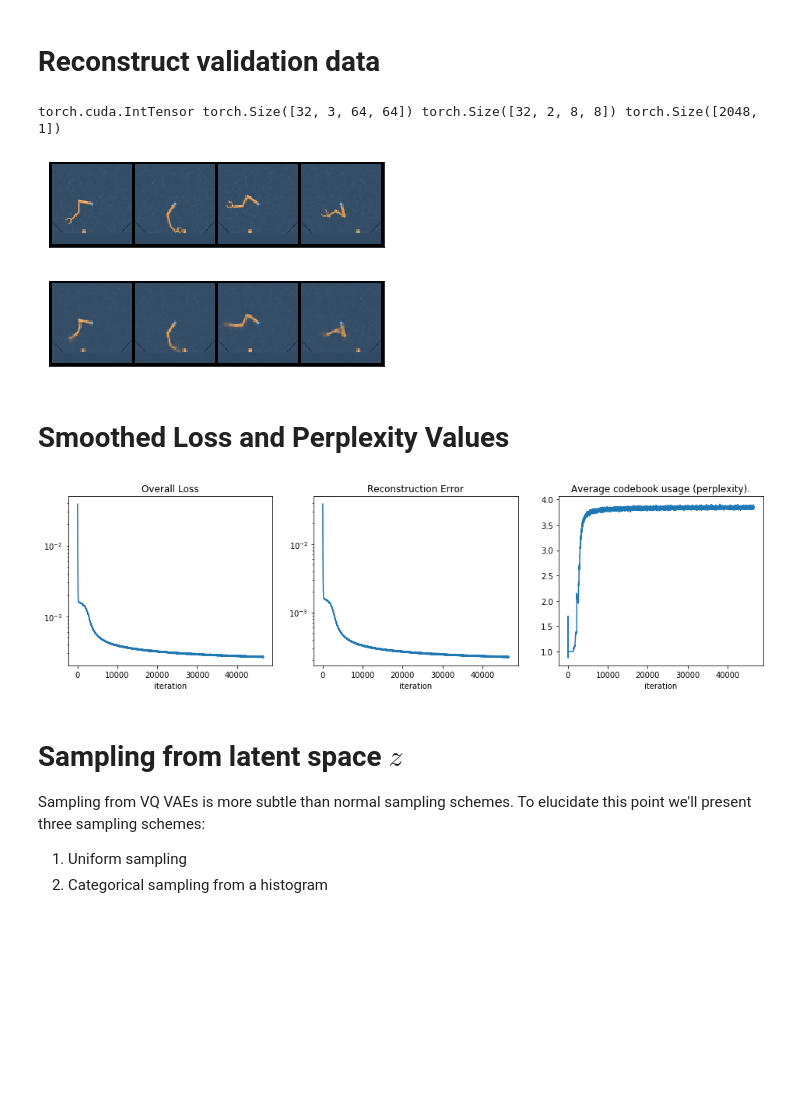
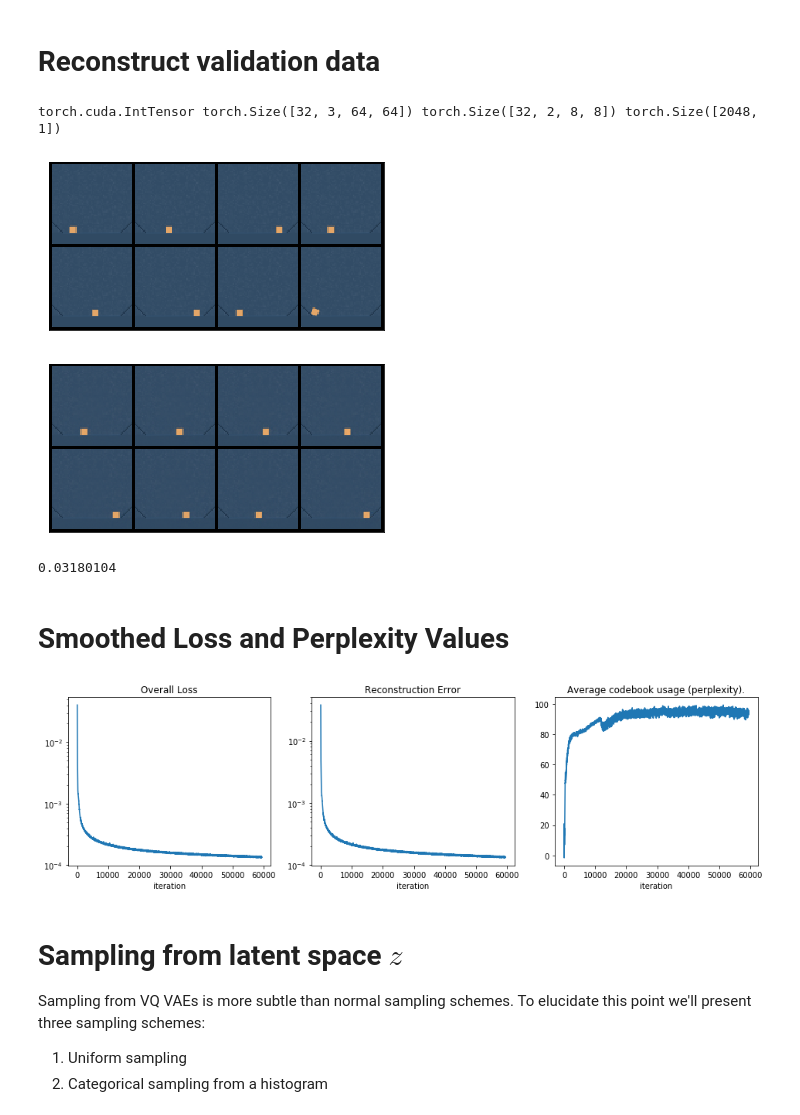
Before and after one commit to MishaLaskin/vqvae, a Jupyter notebook: visualization.ipynb, the cells around one changed output. Cells and saved outputs as stored; diff of their text form; code cells hidden in the pictures; blank space fills up the shorter version.

```diff
--- a/visualization.ipynb
+++ b/visualization.ipynb
@@ -90,14 +90,16 @@ End of utilities
 """
 
 #model_filename = 'vqvae_data_static_block_data_ne512_de64_1000.pth'
-model_filename = '/home/misha/research/vqvae/results/vqvae_data_pusher_no_target_jul21_ne8nd2.pth'
+model_filename = '/home/misha/research/vqvae/results/vqvae_data_pusher_jul25_ne128nd2.pth'
+model_filename = '/home/misha/research/vqvae/results/vqvae_data_block_jul25_ne128nd2.pth'
 
 model,vqvae_data = utils.load_model(model_filename,temporal=False)
 # %% [markdown]
 # Load dataset and loaders
 # %%
 from vqvae import utils
-data_file_path = '/home/misha/research/vqvae/data/pusher_no_target_length100_paths_20.npy'
+data_file_path = '/home/misha/research/vqvae/data/pusher_no_target_length100_paths_10.npy'
+data_file_path = '/home/misha/research/vqvae/data/single_block_length100_paths_100.npy'
 
 training_data, validation_data, training_loader, validation_loader, x_train_var = utils.load_data_and_data_loaders('POINTMASS',data_file_path, 32)
 # %% [output]
@@ -109,29 +111,36 @@ Done loading data
 # Reconstruct validation data
 # %%
 x_val,x_val_recon,z_q,e_indices = reconstruct(validation_loader,model)
+z = model.pre_quantization_conv(model.encoder(x_val))
 x_val *=.5
 x_val+=.5
 x_val*=255.
 x_val = x_val.int()
 print(x_val.type(),x_val_recon.shape,z_q.shape,e_indices.shape)
-display_image_grid(x_val[:4])
+display_image_grid(x_val[:8],nrow=4)
 # %% [output]
 torch.cuda.IntTensor torch.Size([32, 3, 64, 64]) torch.Size([32, 2, 8, 8]) torch.Size([2048, 1])
-[figure, old version]
+[figure, new version]
 # %%
 x_val_recon *=.5
 x_val_recon+=.5
 x_val_recon*=255.
 x_val_recon = x_val_recon.int()
-display_image_grid(x_val_recon[:4])
+display_image_grid(x_val_recon[:8],nrow=4)
 # %% [output]
-[figure, old version]
+[figure, new version]
+# %%
+z0 = z[2].reshape(-1).detach().cpu().numpy()
+z1 = z[5].reshape(-1).detach().cpu().numpy()
+np.linalg.norm(z0-z1)
+# %% [output]
+0.03180104
 # %% [markdown]
 # Smoothed Loss and Perplexity Values
 # %%
 plot_metrics(vqvae_data)
 # %% [output]
-[figure, old version]
+[figure, new version]
 # %%
 from torch.utils.data import DataLoader
 
```
Also changed, not shown: 3 other files.
